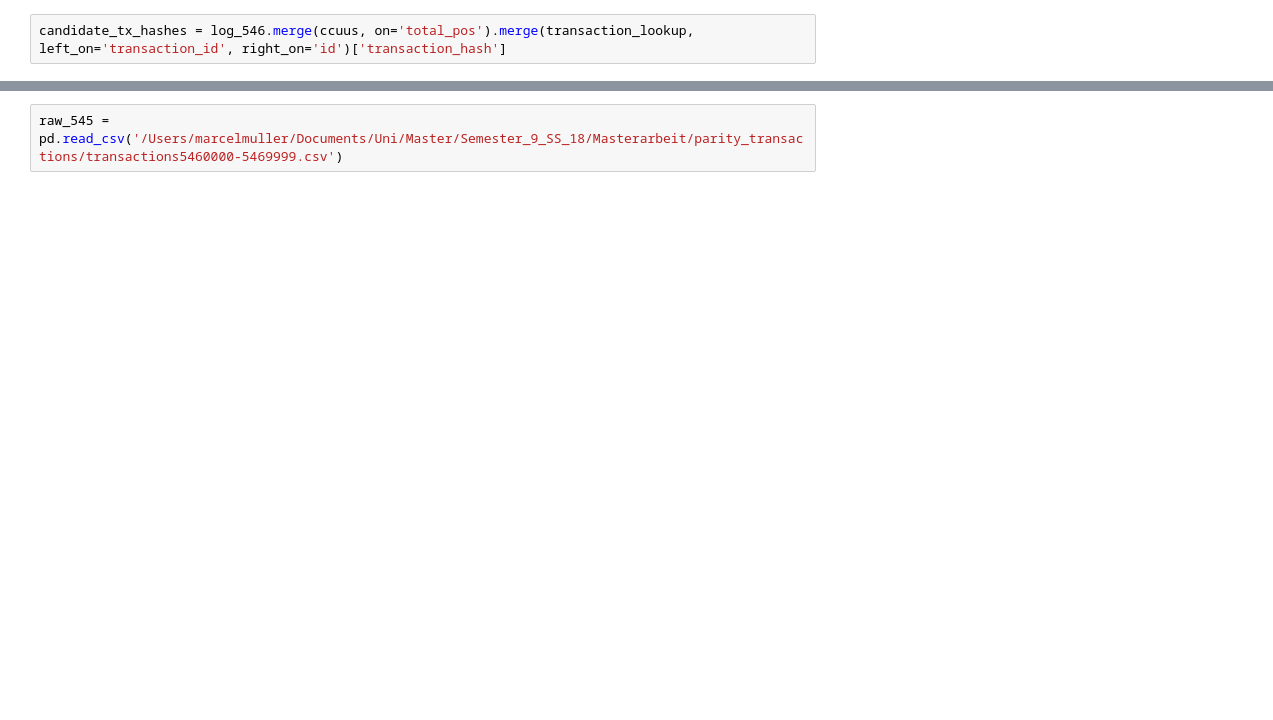
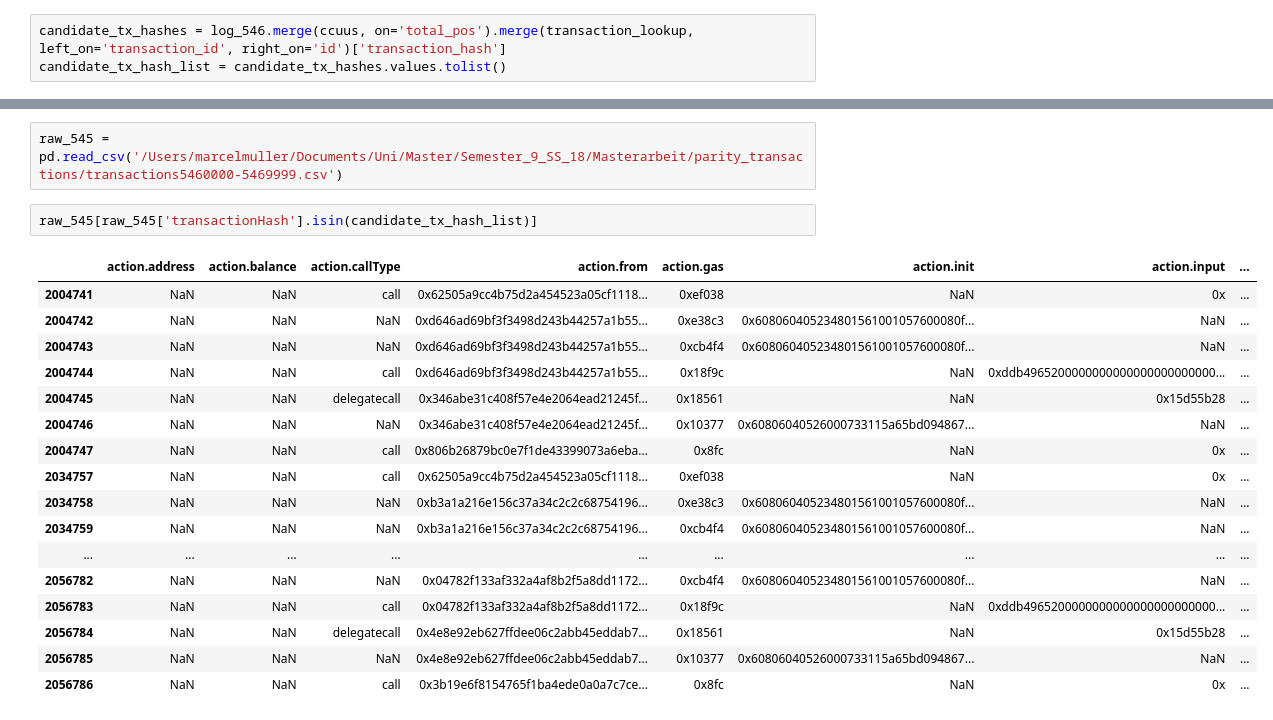
Before and after one commit to captain-red-baron/distributed-ledger-process-miner, a Jupyter notebook: analysis/transition_analysis.ipynb, the cells around one changed output, grey strips where cells are left out. Cells and saved outputs as stored; diff of their text form; blank space fills up the shorter version.

```diff
--- a/analysis/transition_analysis.ipynb
+++ b/analysis/transition_analysis.ipynb
@@ -150,3 +150,4 @@ block_times[block_times['timestamp']==1524132332]
 log_546 = pd.read_csv('/Users/marcelmuller/Documents/Uni/Master/Semester_9_SS_18/Masterarbeit/parity_transactions/ps_transactions5460000-5469999_event_log.csv', index_col=0)
 # %%
 candidate_tx_hashes = log_546.merge(ccuus, on='total_pos').merge(transaction_lookup, left_on='transaction_id', right_on='id')['transaction_hash']
+candidate_tx_hash_list = candidate_tx_hashes.values.tolist()
@@ -161,2 +154,22 @@ array(['0x90f43e6e82b0305fcb6addf312d33a4c51f20b6f8af76c39917b912bfe37d02a',
 # %%
 raw_545 = pd.read_csv('/Users/marcelmuller/Documents/Uni/Master/Semester_9_SS_18/Masterarbeit/parity_transactions/transactions5460000-5469999.csv')
+# %%
+raw_545[raw_545['transactionHash'].isin(candidate_tx_hash_list)]
+# %% [output]
+|  | action.address | action.balance | action.callType | action.from | action.gas | action.init | action.input | ... |
+| 2004741 | NaN | NaN | call | 0x62505a9cc4b75d2a454523a05cf1118... | 0xef038 | NaN | 0x | ... |
+| 2004742 | NaN | NaN | NaN | 0xd646ad69bf3f3498d243b44257a1b55... | 0xe38c3 | 0x608060405234801561001057600080f... | NaN | ... |
+| 2004743 | NaN | NaN | NaN | 0xd646ad69bf3f3498d243b44257a1b55... | 0xcb4f4 | 0x608060405234801561001057600080f... | NaN | ... |
+| 2004744 | NaN | NaN | call | 0xd646ad69bf3f3498d243b44257a1b55... | 0x18f9c | NaN | 0xddb4965200000000000000000000000... | ... |
+| 2004745 | NaN | NaN | delegatecall | 0x346abe31c408f57e4e2064ead21245f... | 0x18561 | NaN | 0x15d55b28 | ... |
+| 2004746 | NaN | NaN | NaN | 0x346abe31c408f57e4e2064ead21245f... | 0x10377 | 0x60806040526000733115a65bd094867... | NaN | ... |
+| 2004747 | NaN | NaN | call | 0x806b26879bc0e7f1de43399073a6eba... | 0x8fc | NaN | 0x | ... |
+| 2034757 | NaN | NaN | call | 0x62505a9cc4b75d2a454523a05cf1118... | 0xef038 | NaN | 0x | ... |
+| 2034758 | NaN | NaN | NaN | 0xb3a1a216e156c37a34c2c2c68754196... | 0xe38c3 | 0x608060405234801561001057600080f... | NaN | ... |
+| 2034759 | NaN | NaN | NaN | 0xb3a1a216e156c37a34c2c2c68754196... | 0xcb4f4 | 0x608060405234801561001057600080f... | NaN | ... |
+| ... | ... | ... | ... | ... | ... | ... | ... | ... |
+| 2056782 | NaN | NaN | NaN | 0x04782f133af332a4af8b2f5a8dd1172... | 0xcb4f4 | 0x608060405234801561001057600080f... | NaN | ... |
+| 2056783 | NaN | NaN | call | 0x04782f133af332a4af8b2f5a8dd1172... | 0x18f9c | NaN | 0xddb4965200000000000000000000000... | ... |
+| 2056784 | NaN | NaN | delegatecall | 0x4e8e92eb627ffdee06c2abb45eddab7... | 0x18561 | NaN | 0x15d55b28 | ... |
+| 2056785 | NaN | NaN | NaN | 0x4e8e92eb627ffdee06c2abb45eddab7... | 0x10377 | 0x60806040526000733115a65bd094867... | NaN | ... |
+| 2056786 | NaN | NaN | call | 0x3b19e6f8154765f1ba4ede0a0a7c7ce... | 0x8fc | NaN | 0x | ... |
```
Also changed, not shown: parts of 17 cells of this notebook, 2 other files.
